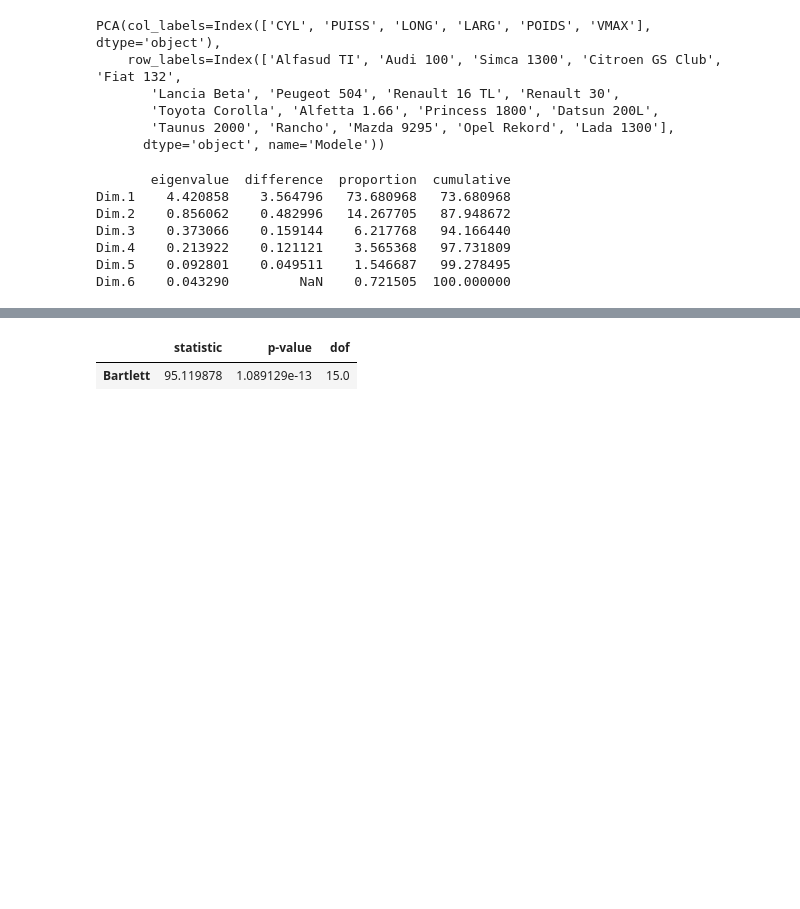
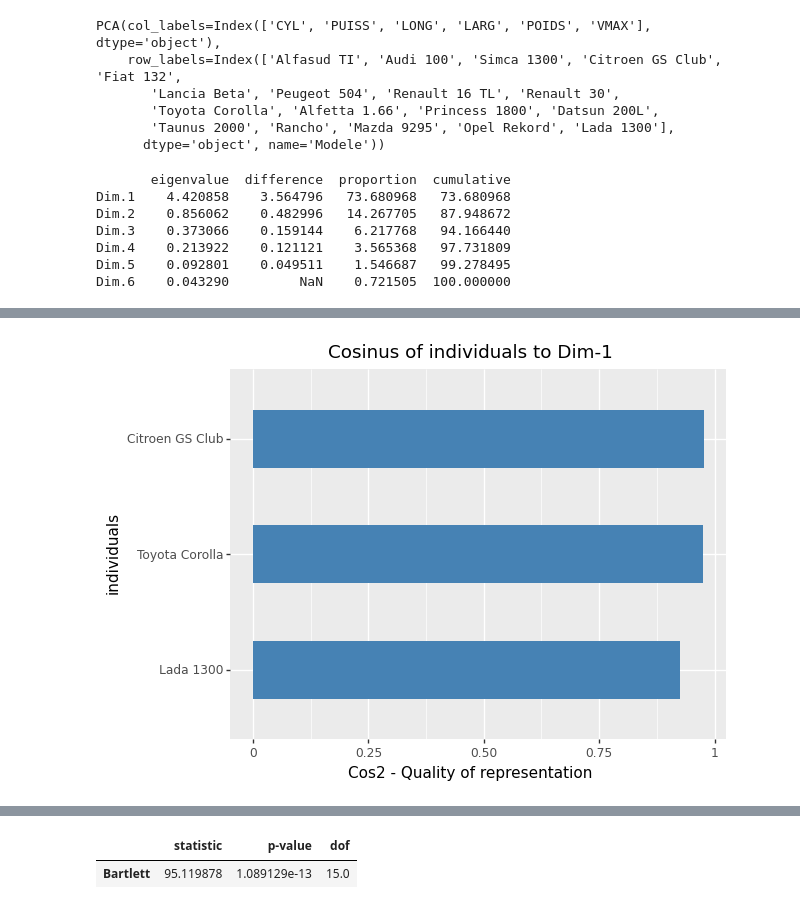
Before and after one commit to enfantbenidedieu/scientisttools, a Jupyter notebook: pca_example.ipynb, the cells around one changed output, grey strips where cells are left out. Cells and saved outputs as stored; diff of their text form; code cells hidden in the pictures; blank space fills up the shorter version.

```diff
--- a/pca_example.ipynb
+++ b/pca_example.ipynb
@@ -62,3 +71,8 @@ Dim.6    0.043290         NaN    0.721505  100.000000
+# %%
+p = fviz_cosines(acp,top_cos2=3)
+print(p)
+# %% [output]
+[figure, added]
 # %%
 # Représentation graphique - valeurs propres
 fig, axe =plt.subplots(figsize=(8,5))
```
Also changed, not shown: parts of 20 cells of this notebook, 7 other files.
